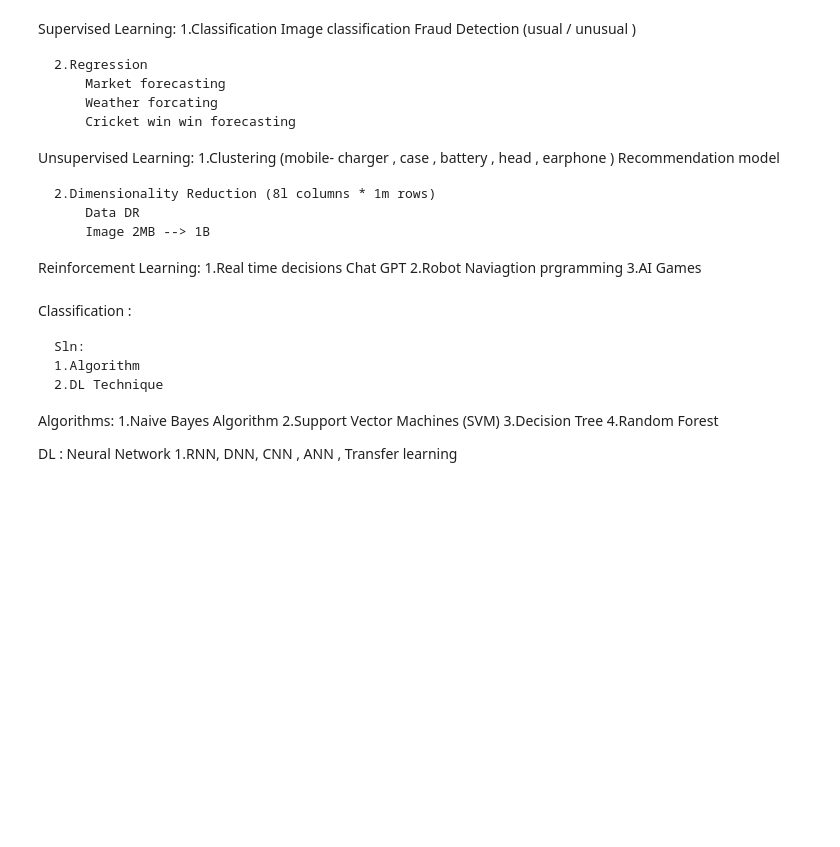
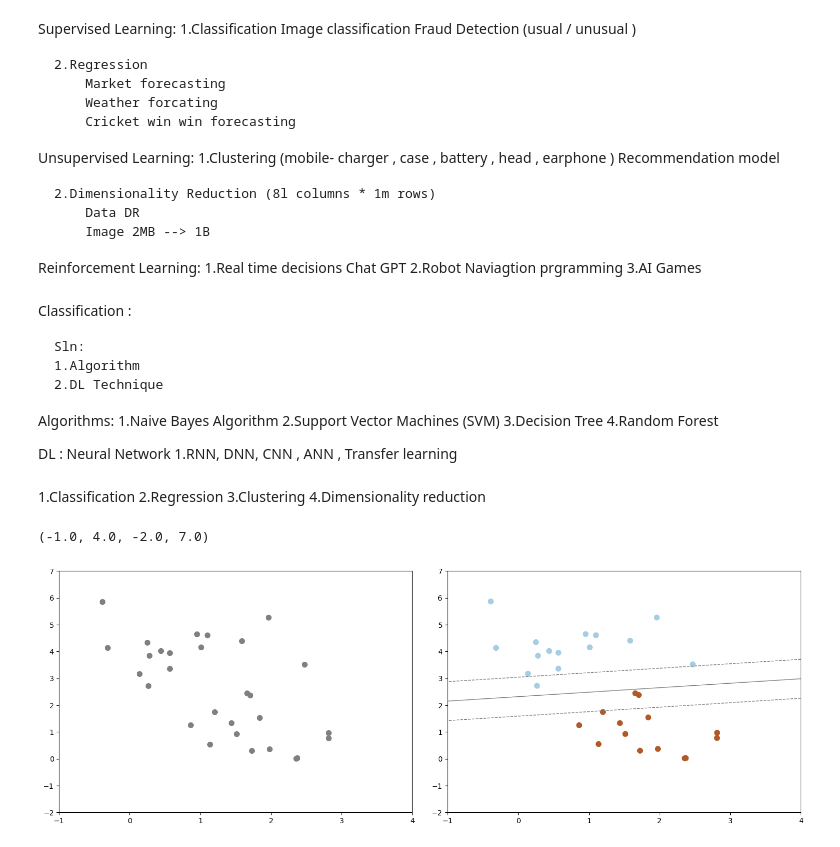
Before and after one commit to VedaVinothiniShastra/DS_PT_2, a Jupyter notebook: Day 14.ipynb, the cells around one changed output. Cells and saved outputs as stored; diff of their text form; code cells hidden in the pictures; blank space fills up the shorter version.

```diff
--- a/Day 14.ipynb
+++ b/Day 14.ipynb
@@ -254,3 +254,75 @@ Algorithms:
 
 DL : Neural Network
 1.RNN, DNN, CNN , ANN , Transfer learning
+# %% [markdown]
+1.Classification
+2.Regression
+3.Clustering
+4.Dimensionality reduction
+# %%
+#Classification
+#Scikit-Learn , pandas ,numpy , matplotlib , seaborn
+from sklearn.datasets import make_blobs #--> To create a data set
+from sklearn.svm import SVC #Support vector classifier
+import matplotlib.pyplot as plt
+import numpy as np
+import seaborn as sns
+
+#Step 1 -> Creating a blob for classifier prblm for training data
+X, y = make_blobs(n_samples=50, centers=2,
+                  random_state=0, cluster_std=0.60)
+#Step 2 -> Applying Algo
+clf = SVC(kernel='linear')
+#Step 3 -> Fitting
+clf.fit(X,y)
+
+
+#Step 4 -> create a testing data
+
+X2,_ = make_blobs(n_samples=80, centers=2,
+                  random_state=0, cluster_std=0.80)
+
+X2=X2[50:]
+
+#Step 5 ---> Predicting
+
+y2=clf.predict(X2)
+
+
+#Step 6 --> Visualization
+
+#for Training Data
+
+#fig, ax = plt.subplots(figsize=(8, 6))
+#point_style = dict(cmap='Paired', s=50)
+#ax.scatter(X[:, 0], X[:, 1], c=y, **point_style)
+
+
+fig, ax = plt.subplots(1, 2, figsize=(16, 6))
+fig.subplots_adjust(left=0.0625, right=0.95, wspace=0.1)
+
+#Visualization of lines in X2 data
+xx = np.linspace(-1, 4, 10)
+yy = np.linspace(-2, 7, 10)
+xy1, xy2 = np.meshgrid(xx, yy)
+Z = np.array([clf.decision_function([t])
+              for t in zip(xy1.flat, xy2.flat)]).reshape(xy1.shape)
+line_style = dict(levels = [-1.0, 0.0, 1.0],
+                  linestyles = ['dashed', 'solid', 'dashed'],
+                  colors = 'gray', linewidths=1)
+
+
+
+point_style = dict(cmap='Paired', s=50)
+
+#For Test data X2
+ax[0].scatter(X2[:, 0], X2[:, 1], c='gray', **point_style)
+ax[0].axis([-1, 4, -2, 7])
+
+#For Test data X2 with Line
+ax[1].scatter(X2[:, 0], X2[:, 1], c=y2, **point_style)
+ax[1].contour(xy1, xy2, Z, **line_style)
+ax[1].axis([-1, 4, -2, 7])
+# %% [output]
+(-1.0, 4.0, -2.0, 7.0)
+[figure, added]
```
